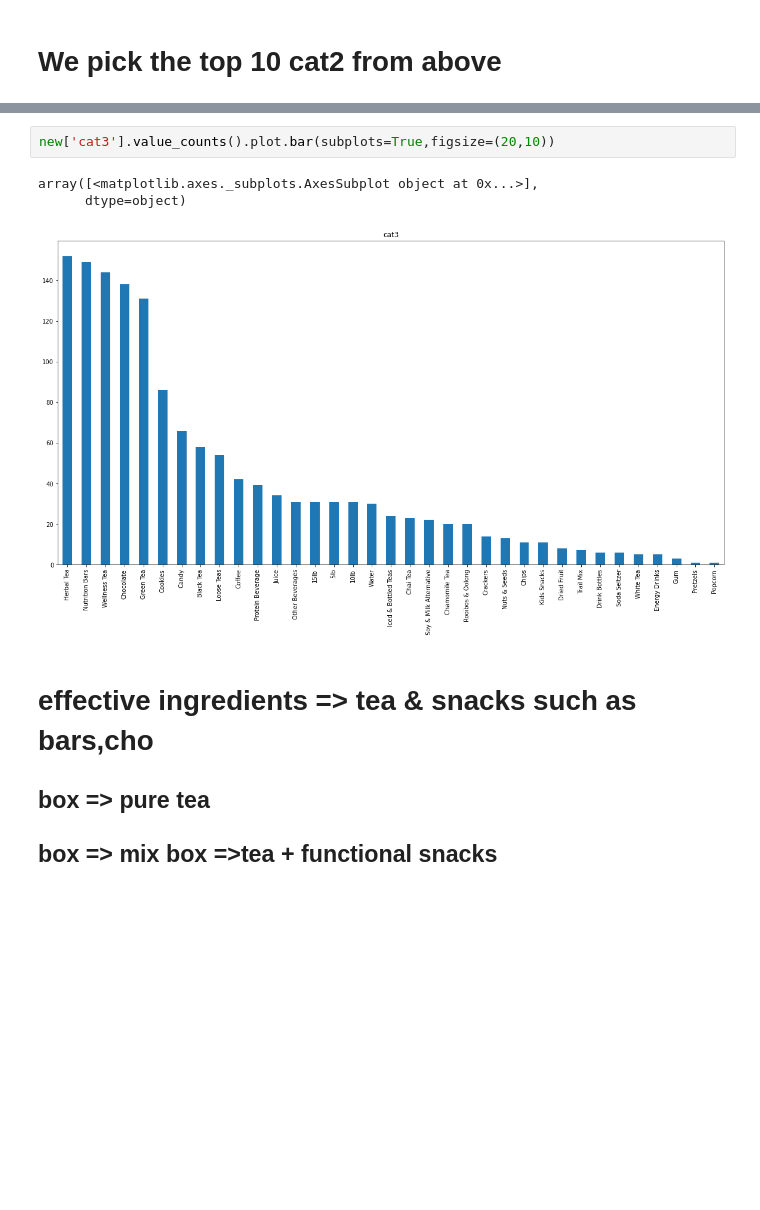
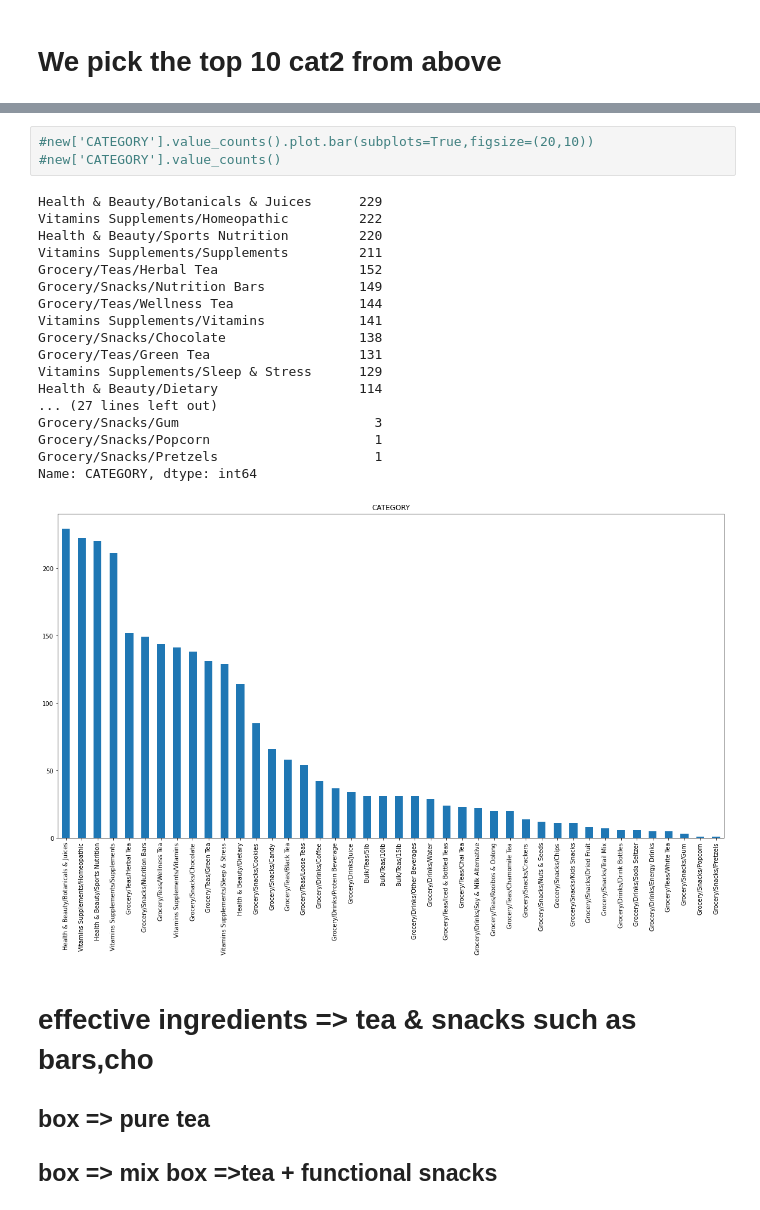
Before and after one commit to Vaneness1998/YeFeng.github.io, a Jupyter notebook: Information consulting-product analysis.ipynb, the cells around one changed output, grey strips where cells are left out. Drawn from its saved outputs; the diff is of its cells as text; blank space fills up the shorter version.

```diff
--- a/Information consulting-product analysis.ipynb
+++ b/Information consulting-product analysis.ipynb
@@ -369,9 +343,25 @@ Int64Index([   19,    30,    75,    76,    78,    79,    80,    81,    82,
 # %%
-new['cat3'].value_counts().plot.bar(subplots=True,figsize=(20,10))
+#new['CATEGORY'].value_counts().plot.bar(subplots=True,figsize=(20,10))
+#new['CATEGORY'].value_counts()
 # %% [output]
-array([<matplotlib.axes._subplots.AxesSubplot object at 0x...>],
-      dtype=object)
+Health & Beauty/Botanicals & Juices      229
+Vitamins Supplements/Homeopathic         222
+Health & Beauty/Sports Nutrition         220
+Vitamins Supplements/Supplements         211
+Grocery/Teas/Herbal Tea                  152
+Grocery/Snacks/Nutrition Bars            149
+Grocery/Teas/Wellness Tea                144
+Vitamins Supplements/Vitamins            141
+Grocery/Snacks/Chocolate                 138
+Grocery/Teas/Green Tea                   131
+Vitamins Supplements/Sleep & Stress      129
+Health & Beauty/Dietary                  114
+... (27 lines left out)
+Grocery/Snacks/Gum                         3
+Grocery/Snacks/Popcorn                     1
+Grocery/Snacks/Pretzels                    1
+Name: CATEGORY, dtype: int64
-[figure, old version]
+[figure, new version]
 # %% [markdown]
 # effective ingredients => tea & snacks such as bars,cho
 ## box => pure tea
```
Also changed, not shown: parts of 35 cells of this notebook.
